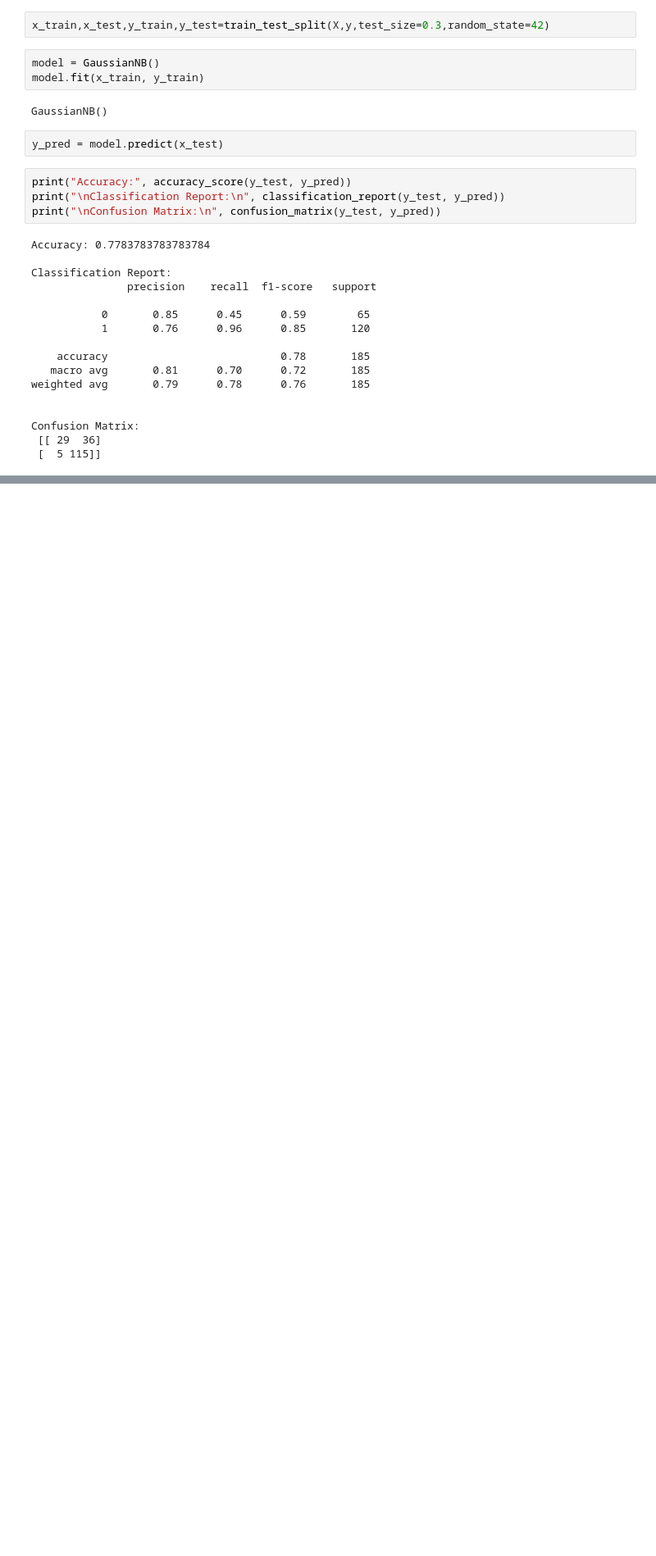
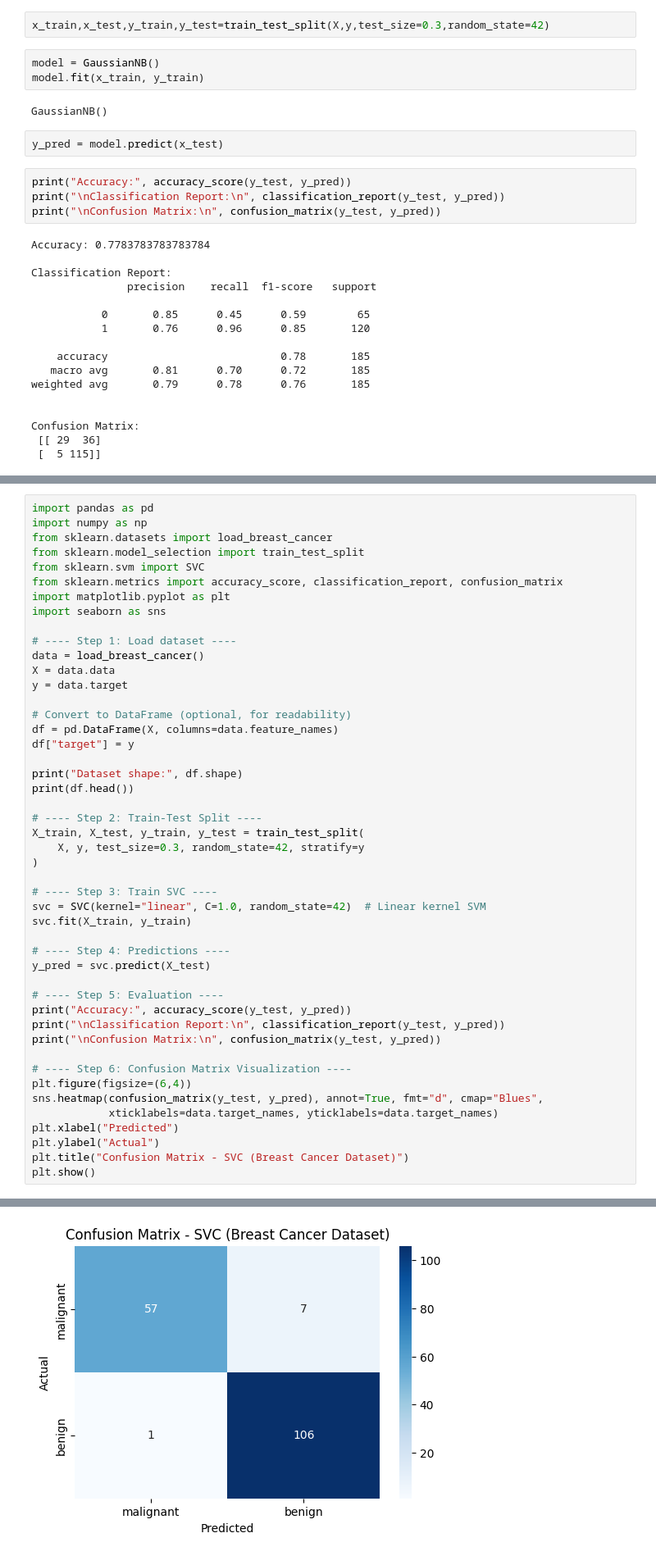
Before and after one commit to naveen-ramavath/machine-learning, a Jupyter notebook: ml_lab_week_6_dt,navie_bays_.ipynb, the cells around one changed output, grey strips where cells are left out. Shown at 82% size. Cells and saved outputs as stored; diff of their text form; blank space fills up the shorter version.

```diff
--- a/ml_lab_week_6_dt,navie_bays_.ipynb
+++ b/ml_lab_week_6_dt,navie_bays_.ipynb
@@ -154,0 +157,48 @@ Confusion Matrix:
+# %%
+import pandas as pd
+import numpy as np
+from sklearn.datasets import load_breast_cancer
+from sklearn.model_selection import train_test_split
+from sklearn.svm import SVC
+from sklearn.metrics import accuracy_score, classification_report, confusion_matrix
+import matplotlib.pyplot as plt
+import seaborn as sns
+
+# ---- Step 1: Load dataset ----
+data = load_breast_cancer()
+X = data.data
+y = data.target
+
+# Convert to DataFrame (optional, for readability)
+df = pd.DataFrame(X, columns=data.feature_names)
+df["target"] = y
+
+print("Dataset shape:", df.shape)
+print(df.head())
+
+# ---- Step 2: Train-Test Split ----
+X_train, X_test, y_train, y_test = train_test_split(
+    X, y, test_size=0.3, random_state=42, stratify=y
+)
+
+# ---- Step 3: Train SVC ----
+svc = SVC(kernel="linear", C=1.0, random_state=42)  # Linear kernel SVM
+svc.fit(X_train, y_train)
+
+# ---- Step 4: Predictions ----
+y_pred = svc.predict(X_test)
+
+# ---- Step 5: Evaluation ----
+print("Accuracy:", accuracy_score(y_test, y_pred))
+print("\nClassification Report:\n", classification_report(y_test, y_pred))
+print("\nConfusion Matrix:\n", confusion_matrix(y_test, y_pred))
+
+# ---- Step 6: Confusion Matrix Visualization ----
+plt.figure(figsize=(6,4))
+sns.heatmap(confusion_matrix(y_test, y_pred), annot=True, fmt="d", cmap="Blues",
+            xticklabels=data.target_names, yticklabels=data.target_names)
+plt.xlabel("Predicted")
+plt.ylabel("Actual")
+plt.title("Confusion Matrix - SVC (Breast Cancer Dataset)")
+plt.show()
+# %% [output]
@@ -154,0 +222 @@ Confusion Matrix:
+[figure, added]
```
Also changed, not shown: parts of 2 cells of this notebook.
